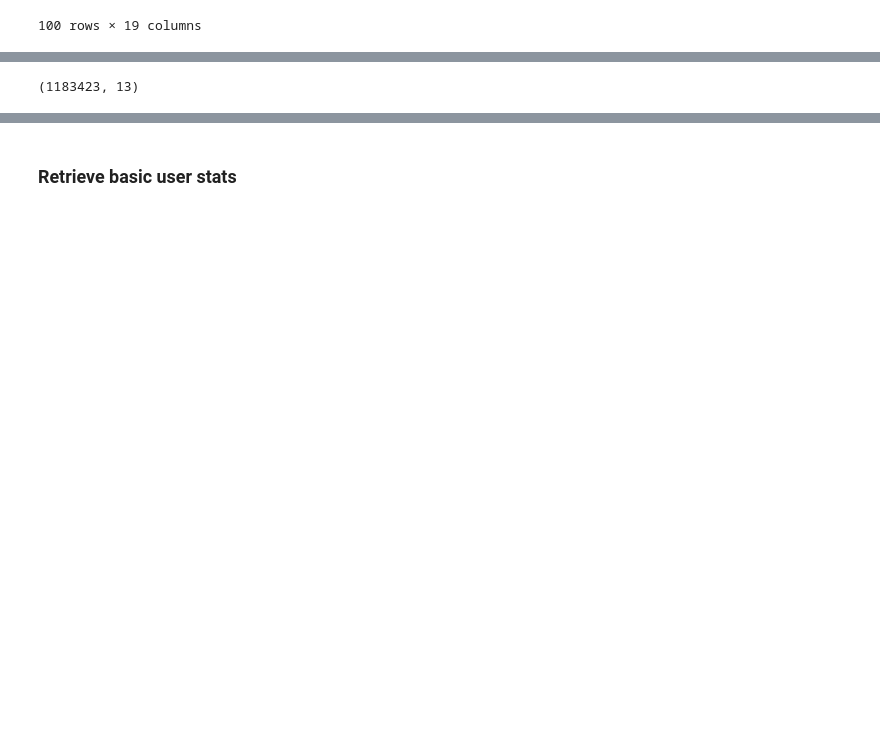
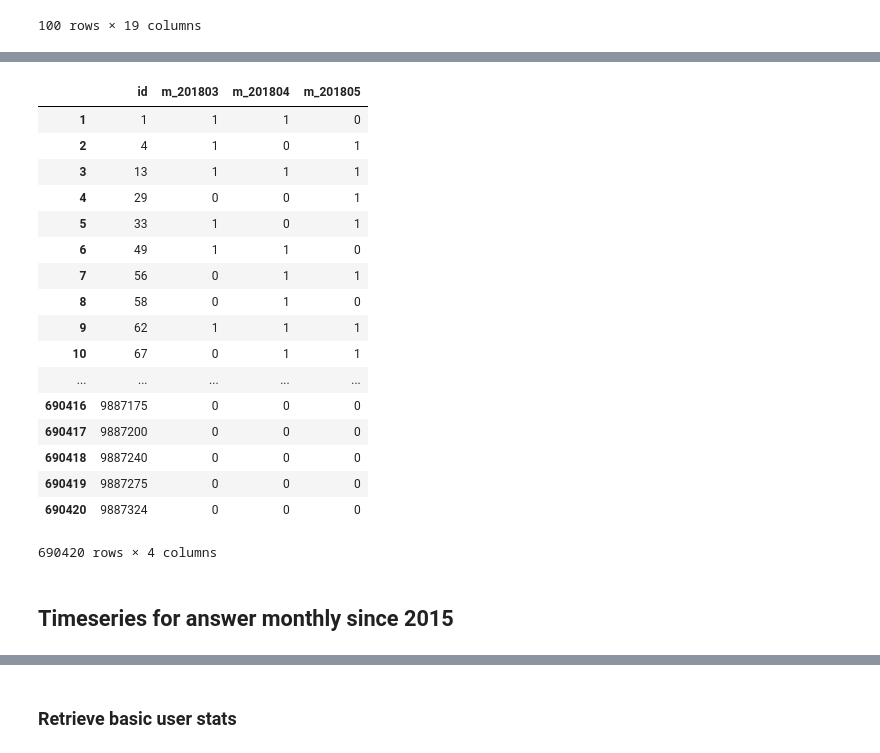
Before and after one commit to leomaxx/StackOverflowChurnAnalysis, a Jupyter notebook: 00_bigQuery_getData.ipynb, the cells around one changed output, grey strips where cells are left out. Drawn from its saved outputs; the diff is of its cells as text; code cells hidden in the pictures; blank space fills up the shorter version.

```diff
--- a/00_bigQuery_getData.ipynb
+++ b/00_bigQuery_getData.ipynb
@@ -413,10 +423,6 @@ activity_time_series.dropna(inplace=True)
 activity_time_series['id'] = activity_time_series['id'].astype(int)
 with open('./data/processed/activity_time_series.pkl', 'wb') as picklefile:
     pickle.dump(activity_time_series, picklefile)
-# %%
-activity_time_series.shape
-# %% [output]
-(1183423, 13)
 # %%
 ### Construct a timeseries where columns are number of activities per month
 query = """
@@ -457,6 +463,32 @@ activity_time_series_2018.dropna(inplace=True)
 activity_time_series_2018['id'] = activity_time_series_2018['id'].astype(int)
 with open('./data/processed/activity_time_series_2018.pkl', 'wb') as picklefile:
     pickle.dump(activity_time_series_2018, picklefile)
+# %%
+with open('./data/processed/activity_time_series_2018.pkl', 'rb') as picklefile:
+    activity_time_series_2018 = pickle.load(picklefile)
+# %%
+activity_time_series_2018
+# %% [output]
+|  | id | m_201803 | m_201804 | m_201805 |
+| 1 | 1 | 1 | 1 | 0 |
+| 2 | 4 | 1 | 0 | 1 |
+| 3 | 13 | 1 | 1 | 1 |
+| 4 | 29 | 0 | 0 | 1 |
+| 5 | 33 | 1 | 0 | 1 |
+| 6 | 49 | 1 | 1 | 0 |
+| 7 | 56 | 0 | 1 | 1 |
+| 8 | 58 | 0 | 1 | 0 |
+| 9 | 62 | 1 | 1 | 1 |
+| 10 | 67 | 0 | 1 | 1 |
+| ... | ... | ... | ... | ... |
+| 690416 | 9887175 | 0 | 0 | 0 |
+| 690417 | 9887200 | 0 | 0 | 0 |
+| 690418 | 9887240 | 0 | 0 | 0 |
+| 690419 | 9887275 | 0 | 0 | 0 |
+| 690420 | 9887324 | 0 | 0 | 0 |
+690420 rows × 4 columns
+# %% [markdown]
+## Timeseries for answer monthly since 2015
 # %%
 ### Construct a timeseries where columns are number of activities per month
 query = """
```
Also changed, not shown: parts of 57 cells of this notebook, 9 other files.
